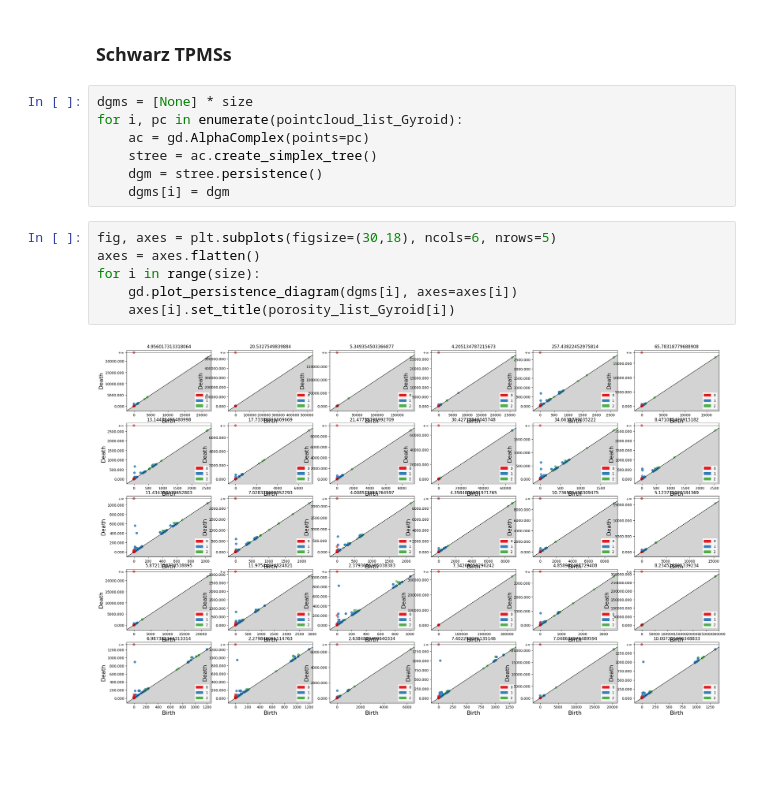
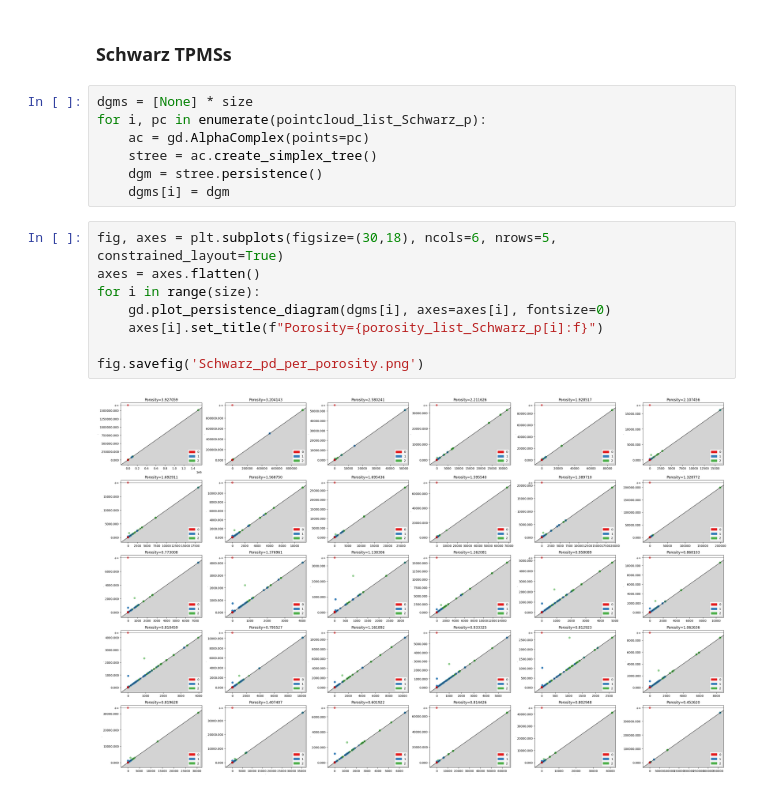
Before and after one commit to Snopoff/Persistent-Homology-of-Triple-Periodic-Minimal-Surfaces, a Jupyter notebook: Generate_mesh_tpms.ipynb, the cells around one changed output. Drawn from its saved outputs; the diff is of its cells as text; blank space fills up the shorter version.

Commit message:
aligned diagrams

```diff
--- a/Generate_mesh_tpms.ipynb
+++ b/Generate_mesh_tpms.ipynb
@@ -76,16 +226,18 @@ import gudhi as gd
 ### Schwarz TPMSs
 # %%
 dgms = [None] * size
-for i, pc in enumerate(pointcloud_list_Gyroid):
+for i, pc in enumerate(pointcloud_list_Schwarz_p):
     ac = gd.AlphaComplex(points=pc)
     stree = ac.create_simplex_tree()
     dgm = stree.persistence()
     dgms[i] = dgm
 # %%
-fig, axes = plt.subplots(figsize=(30,18), ncols=6, nrows=5)
+fig, axes = plt.subplots(figsize=(30,18), ncols=6, nrows=5, constrained_layout=True)
 axes = axes.flatten()
 for i in range(size):
-    gd.plot_persistence_diagram(dgms[i], axes=axes[i])
-    axes[i].set_title(porosity_list_Gyroid[i])
+    gd.plot_persistence_diagram(dgms[i], axes=axes[i], fontsize=0)
+    axes[i].set_title(f"Porosity={porosity_list_Schwarz_p[i]:f}")
+
+fig.savefig('Schwarz_pd_per_porosity.png')
 # %% [output]
-[figure, old version]
+[figure, new version]
```
Also changed, not shown: parts of 3 cells of this notebook, 1 other file.
